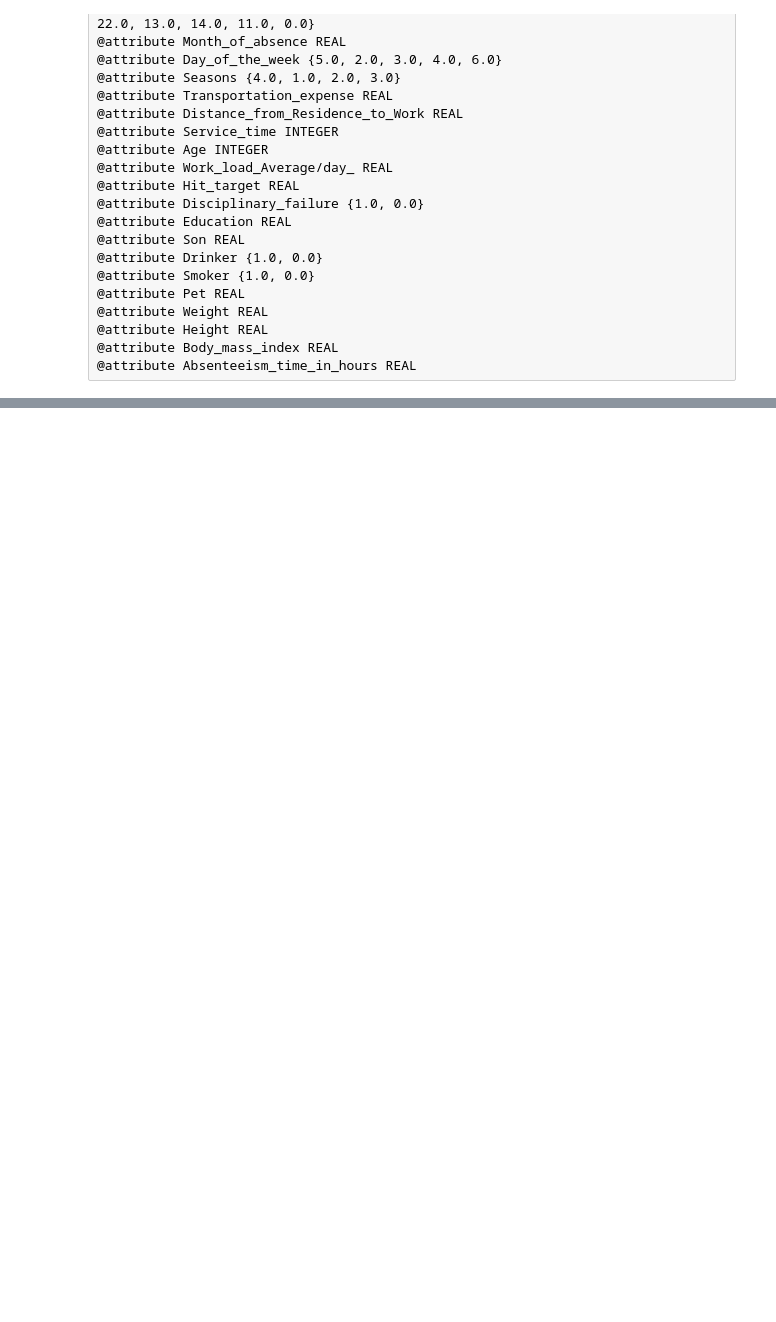
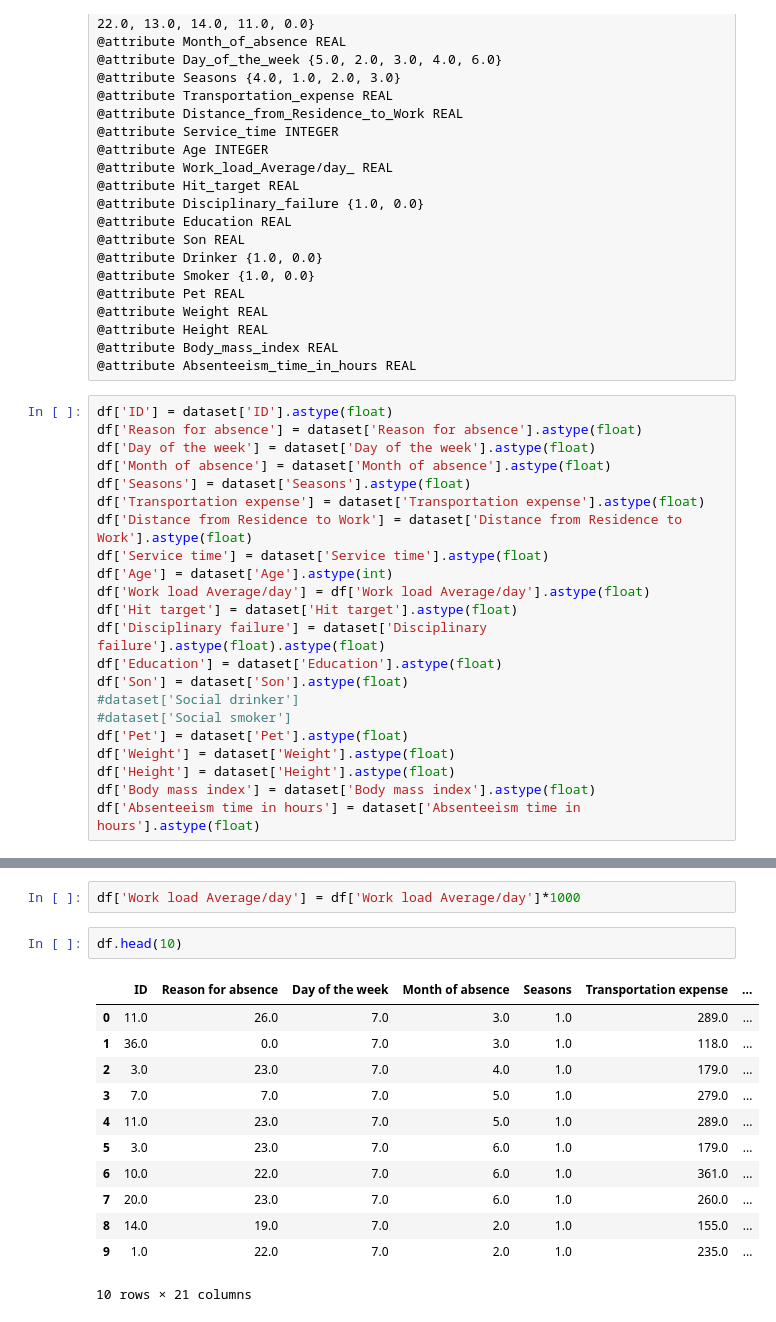
Before and after one commit to AdityaDRathore/BlueTriangleA, a Jupyter notebook: skillathon/Untitled.ipynb, the cells around one changed output, grey strips where cells are left out. Cells and saved outputs as stored; diff of their text form; blank space fills up the shorter version.

Commit message:
dataset_update

```diff
--- a/skillathon/Untitled.ipynb
+++ b/skillathon/Untitled.ipynb
@@ -183,3 +183,25 @@ And 7 categories without (CID) patient follow-up (22), medical consultation (23)
 @attribute Height REAL
 @attribute Body_mass_index REAL
 @attribute Absenteeism_time_in_hours REAL
+# %%
+df['ID'] = dataset['ID'].astype(float)
+df['Reason for absence'] = dataset['Reason for absence'].astype(float)
+df['Day of the week'] = dataset['Day of the week'].astype(float)
+df['Month of absence'] = dataset['Month of absence'].astype(float)
+df['Seasons'] = dataset['Seasons'].astype(float)
+df['Transportation expense'] = dataset['Transportation expense'].astype(float)
+df['Distance from Residence to Work'] = dataset['Distance from Residence to Work'].astype(float)
+df['Service time'] = dataset['Service time'].astype(float)
+df['Age'] = dataset['Age'].astype(int)
+df['Work load Average/day'] = df['Work load Average/day'].astype(float)
+df['Hit target'] = dataset['Hit target'].astype(float)
+df['Disciplinary failure'] = dataset['Disciplinary failure'].astype(float).astype(float)
+df['Education'] = dataset['Education'].astype(float)
+df['Son'] = dataset['Son'].astype(float)
+#dataset['Social drinker']
+#dataset['Social smoker']
+df['Pet'] = dataset['Pet'].astype(float)
+df['Weight'] = dataset['Weight'].astype(float)
+df['Height'] = dataset['Height'].astype(float)
+df['Body mass index'] = dataset['Body mass index'].astype(float)
+df['Absenteeism time in hours'] = dataset['Absenteeism time in hours'].astype(float)
@@ -185,0 +218,17 @@ And 7 categories without (CID) patient follow-up (22), medical consultation (23)
+# %%
+df['Work load Average/day'] = df['Work load Average/day']*1000
+# %%
+df.head(10)
+# %% [output]
+|  | ID | Reason for absence | Day of the week | Month of absence | Seasons | Transportation expense | ... |
+| 0 | 11.0 | 26.0 | 7.0 | 3.0 | 1.0 | 289.0 | ... |
+| 1 | 36.0 | 0.0 | 7.0 | 3.0 | 1.0 | 118.0 | ... |
+| 2 | 3.0 | 23.0 | 7.0 | 4.0 | 1.0 | 179.0 | ... |
+| 3 | 7.0 | 7.0 | 7.0 | 5.0 | 1.0 | 279.0 | ... |
+| 4 | 11.0 | 23.0 | 7.0 | 5.0 | 1.0 | 289.0 | ... |
+| 5 | 3.0 | 23.0 | 7.0 | 6.0 | 1.0 | 179.0 | ... |
+| 6 | 10.0 | 22.0 | 7.0 | 6.0 | 1.0 | 361.0 | ... |
+| 7 | 20.0 | 23.0 | 7.0 | 6.0 | 1.0 | 260.0 | ... |
+| 8 | 14.0 | 19.0 | 7.0 | 2.0 | 1.0 | 155.0 | ... |
+| 9 | 1.0 | 22.0 | 7.0 | 2.0 | 1.0 | 235.0 | ... |
+10 rows × 21 columns
```
Also changed, not shown: parts of 8 cells of this notebook, 1 other file.
